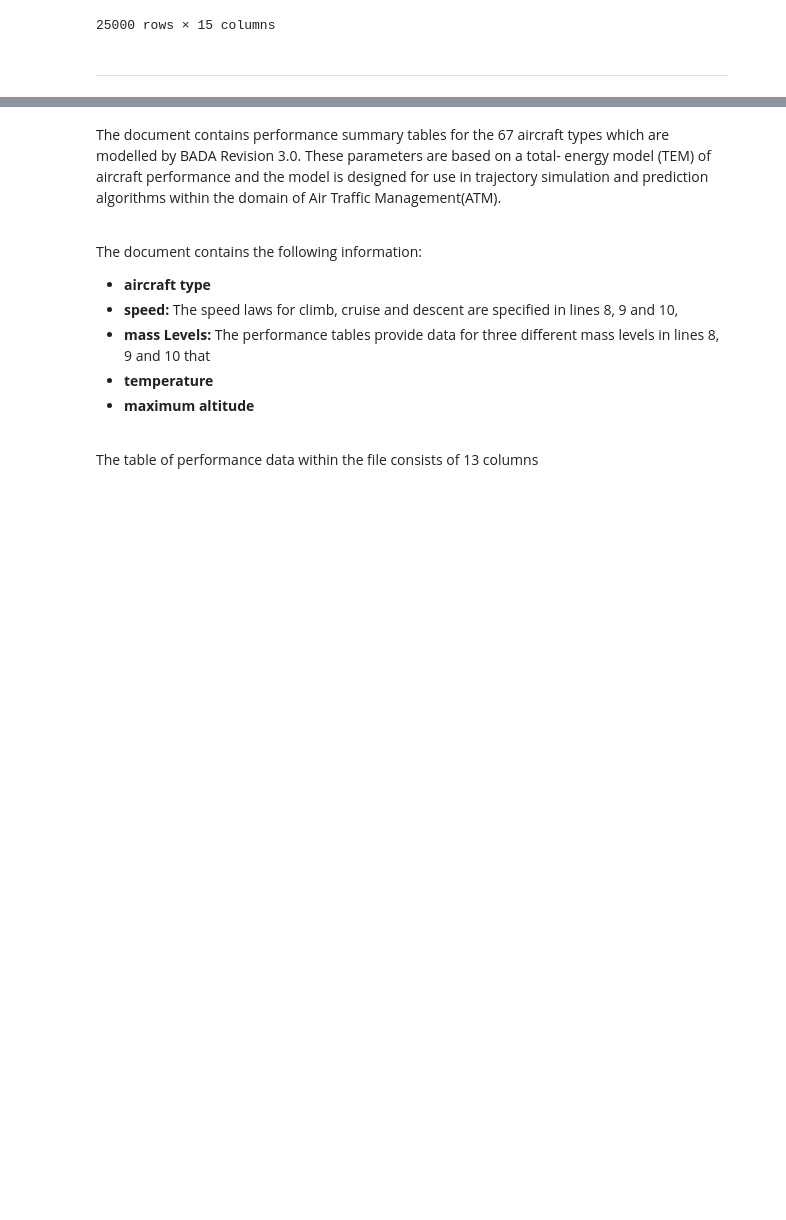
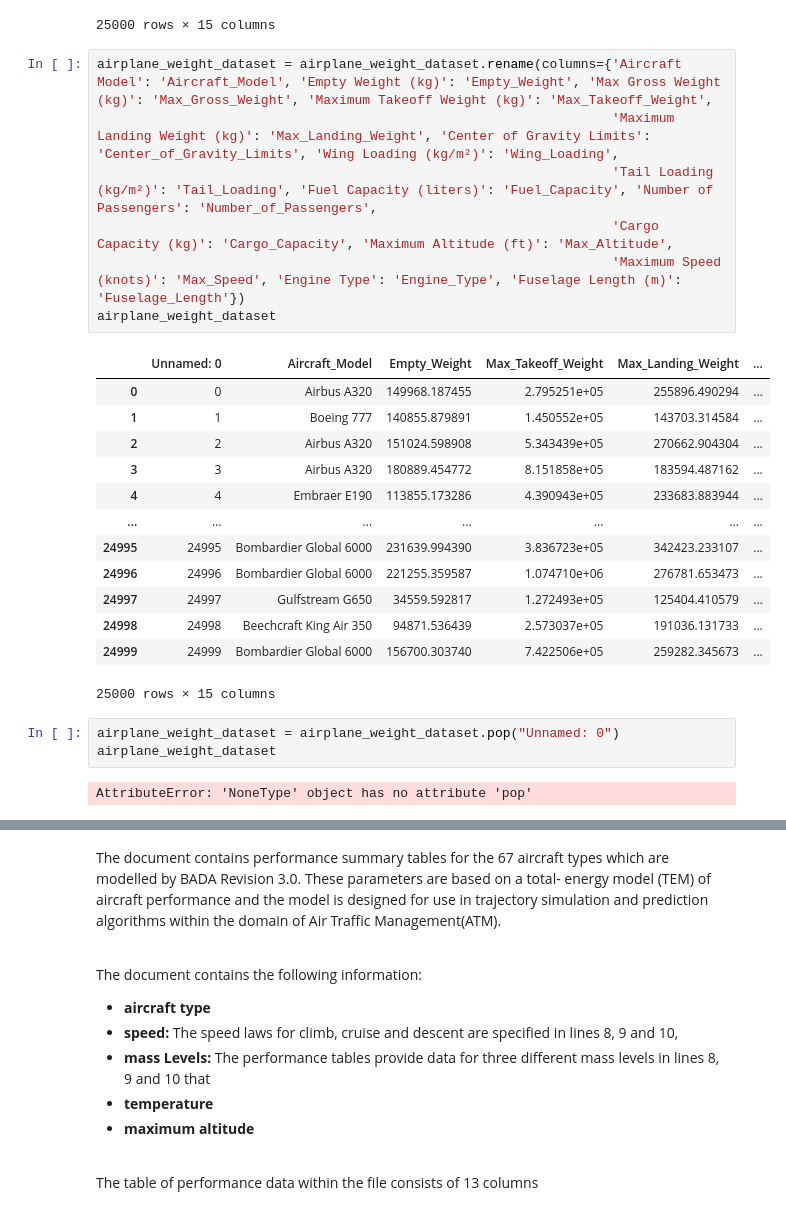
Before and after one commit to stahir01/Master-Thesis, a Jupyter notebook: Master_Thesis_Datasets.ipynb, the cells around one changed output, grey strips where cells are left out. Cells and saved outputs as stored; diff of their text form; blank space fills up the shorter version.

```diff
--- a/Master_Thesis_Datasets.ipynb
+++ b/Master_Thesis_Datasets.ipynb
@@ -178,5 +164,29 @@ airplane_weight_dataset
 | 24998 | 24998 | Beechcraft King Air 350 | 94871.536439 | 2.573037e+05 | 191036.131733 | ... |
 | 24999 | 24999 | Bombardier Global 6000 | 156700.303740 | 7.422506e+05 | 259282.345673 | ... |
 25000 rows × 15 columns
-# %% [markdown]
-------------------------------------------------------------
+# %%
+airplane_weight_dataset = airplane_weight_dataset.rename(columns={'Aircraft Model': 'Aircraft_Model', 'Empty Weight (kg)': 'Empty_Weight', 'Max Gross Weight (kg)': 'Max_Gross_Weight', 'Maximum Takeoff Weight (kg)': 'Max_Takeoff_Weight',
+                                                                  'Maximum Landing Weight (kg)': 'Max_Landing_Weight', 'Center of Gravity Limits': 'Center_of_Gravity_Limits', 'Wing Loading (kg/m²)': 'Wing_Loading',
+                                                                  'Tail Loading (kg/m²)': 'Tail_Loading', 'Fuel Capacity (liters)': 'Fuel_Capacity', 'Number of Passengers': 'Number_of_Passengers',
+                                                                  'Cargo Capacity (kg)': 'Cargo_Capacity', 'Maximum Altitude (ft)': 'Max_Altitude',
+                                                                  'Maximum Speed (knots)': 'Max_Speed', 'Engine Type': 'Engine_Type', 'Fuselage Length (m)': 'Fuselage_Length'})
+airplane_weight_dataset
+# %% [output]
+|  | Unnamed: 0 | Aircraft_Model | Empty_Weight | Max_Takeoff_Weight | Max_Landing_Weight | ... |
+| 0 | 0 | Airbus A320 | 149968.187455 | 2.795251e+05 | 255896.490294 | ... |
+| 1 | 1 | Boeing 777 | 140855.879891 | 1.450552e+05 | 143703.314584 | ... |
+| 2 | 2 | Airbus A320 | 151024.598908 | 5.343439e+05 | 270662.904304 | ... |
+| 3 | 3 | Airbus A320 | 180889.454772 | 8.151858e+05 | 183594.487162 | ... |
+| 4 | 4 | Embraer E190 | 113855.173286 | 4.390943e+05 | 233683.883944 | ... |
+| ... | ... | ... | ... | ... | ... | ... |
+| 24995 | 24995 | Bombardier Global 6000 | 231639.994390 | 3.836723e+05 | 342423.233107 | ... |
+| 24996 | 24996 | Bombardier Global 6000 | 221255.359587 | 1.074710e+06 | 276781.653473 | ... |
+| 24997 | 24997 | Gulfstream G650 | 34559.592817 | 1.272493e+05 | 125404.410579 | ... |
+| 24998 | 24998 | Beechcraft King Air 350 | 94871.536439 | 2.573037e+05 | 191036.131733 | ... |
+| 24999 | 24999 | Bombardier Global 6000 | 156700.303740 | 7.422506e+05 | 259282.345673 | ... |
+25000 rows × 15 columns
+# %%
+airplane_weight_dataset = airplane_weight_dataset.pop("Unnamed: 0")
+airplane_weight_dataset
+# %% [output]
+AttributeError: 'NoneType' object has no attribute 'pop'
```
Also changed, not shown: parts of 22 cells of this notebook, 33 other files.
